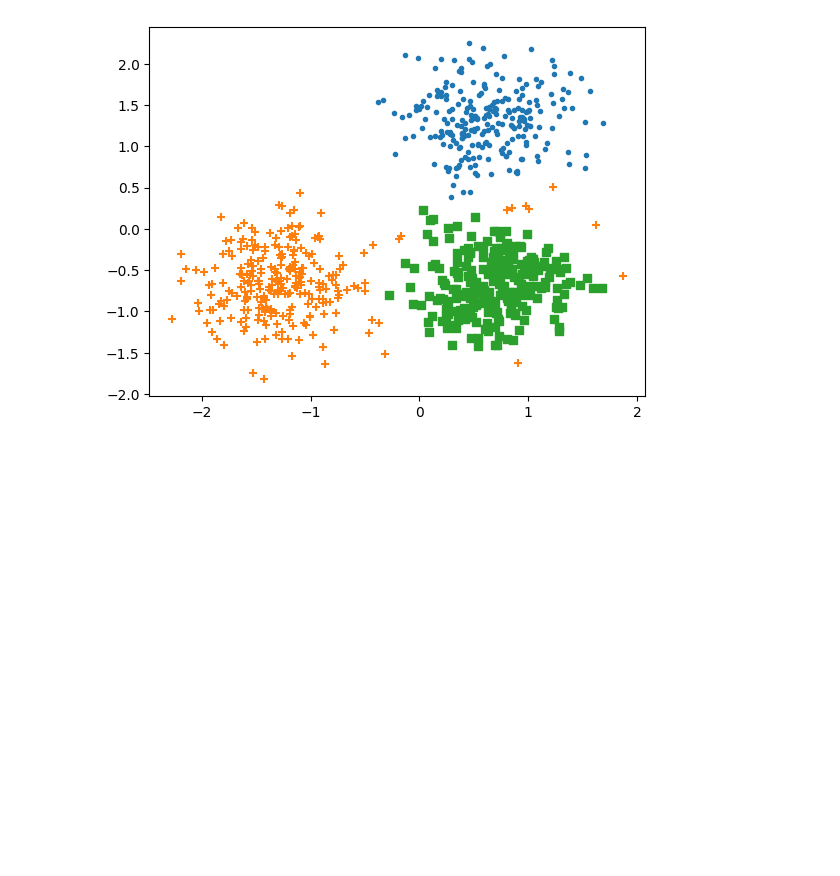
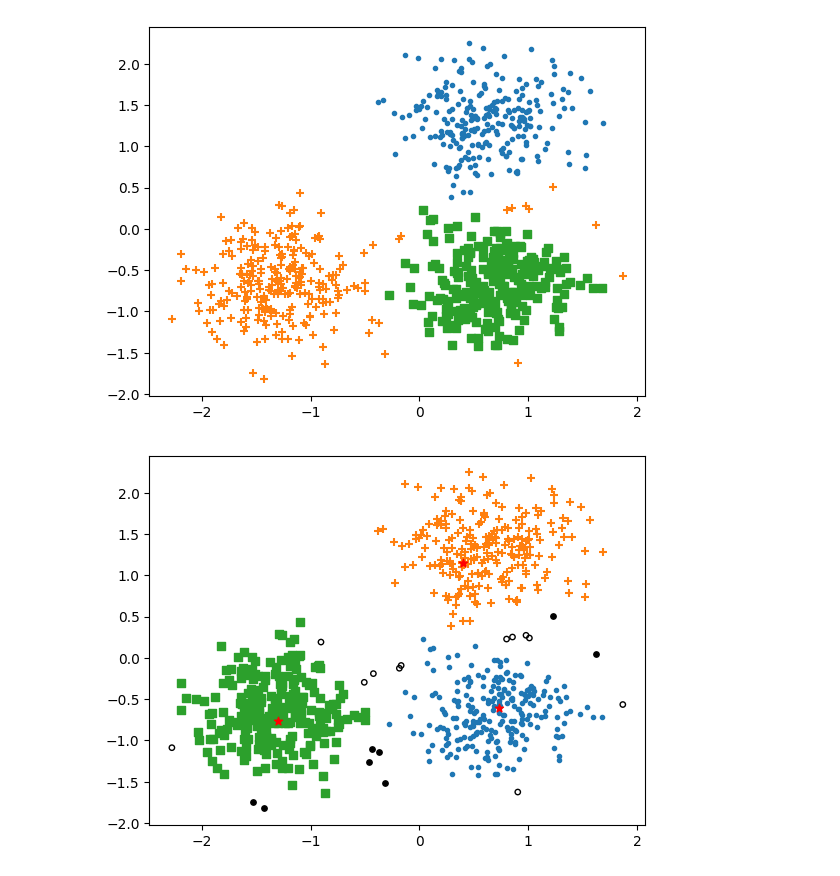
Before and after one commit to mike-liuliu/Min-Max-Jump-distance, a Jupyter notebook: Comparing MMJ-K-means with DBSCAN.ipynb, the cells around one changed output. Drawn from its saved outputs; the diff is of its cells as text; code cells hidden in the pictures; blank space fills up the shorter version.

```diff
--- a/Comparing MMJ-K-means with DBSCAN.ipynb
+++ b/Comparing MMJ-K-means with DBSCAN.ipynb
@@ -86,6 +104,29 @@ def mmj_kmeans_multi_one_scom(X, num_clusters, mmj_matrix, attempts = 20):
     else:
         plot_2D_or_3D_data(X, label, centers_idx = centers_idx, plot_center = 1)
     return [label, centers_idx, loss, strong_ambi_p_idx, weak_ambi_p_idx]
+
+def kmedoids_plot_border_points(X, num_clusters, mmj_matrix):
+    import kmedoids
+    km_model = kmedoids.fasterpam(mmj_matrix, num_clusters)
+    label = km_model.labels
+    centers_idx = [[ii] for ii in km_model.medoids]
+    dis_to_medoids = np.array([[mmj_matrix[i,j] for j in km_model.medoids] for i in range(len(X))])
+    min_dis_to_medoids = np.min(dis_to_medoids, axis = 1)
+
+    strong_ambi_p_idx, weak_ambi_p_idx = [], []
+    for i, _ in enumerate(dis_to_medoids):
+        ppp = np.sum(dis_to_medoids[i] == min_dis_to_medoids[i])
+        if  ppp == 1:
+            pass
+        elif ppp == num_clusters:
+            strong_ambi_p_idx.append(i)
+        else:
+            weak_ambi_p_idx.append(i)
+
+    if strong_ambi_p_idx or weak_ambi_p_idx:
+        plot_2D_or_3D_data_empty_circles_weak_strong_multi_one_scom(X, label,centers_idx, strong_ambi_p_idx, weak_ambi_p_idx)
+    else:
+        plot_2D_or_3D_data(X, label, centers_idx = centers_idx, plot_center = 1)
 # %%
 mmj_matrix = cal_mmj_matrix_cpp_round_n(X, n = 15)
 
@@ -107,3 +147,8 @@ label = km_model.labels
 plot_2D_or_3D_data(X, label)
 # %% [output]
 [figure]
+# %%
+
+kmedoids_plot_border_points(X, num_clusters, mmj_matrix)
+# %% [output]
+[figure, added]
```
Also changed, not shown: parts of 2 cells of this notebook.
